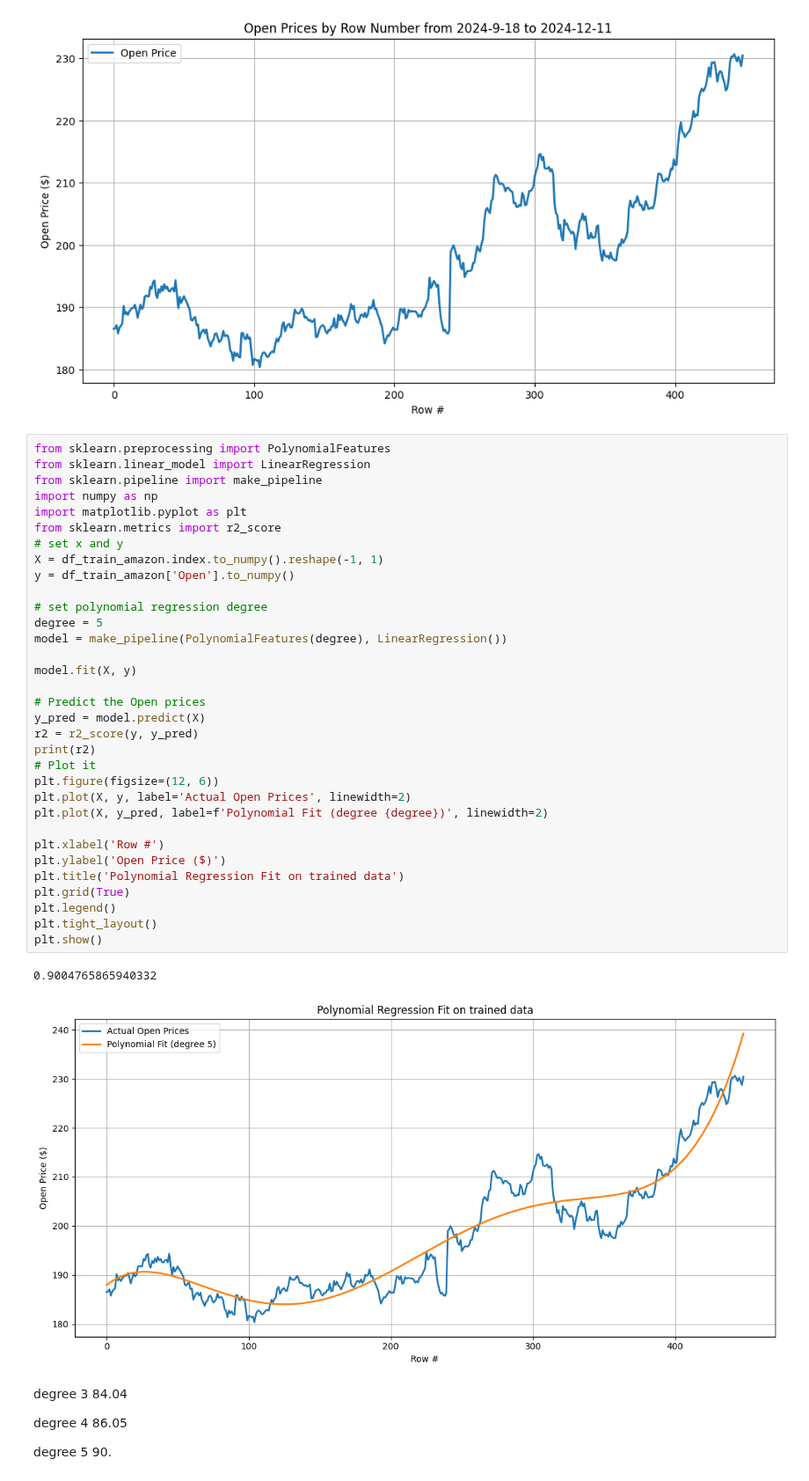
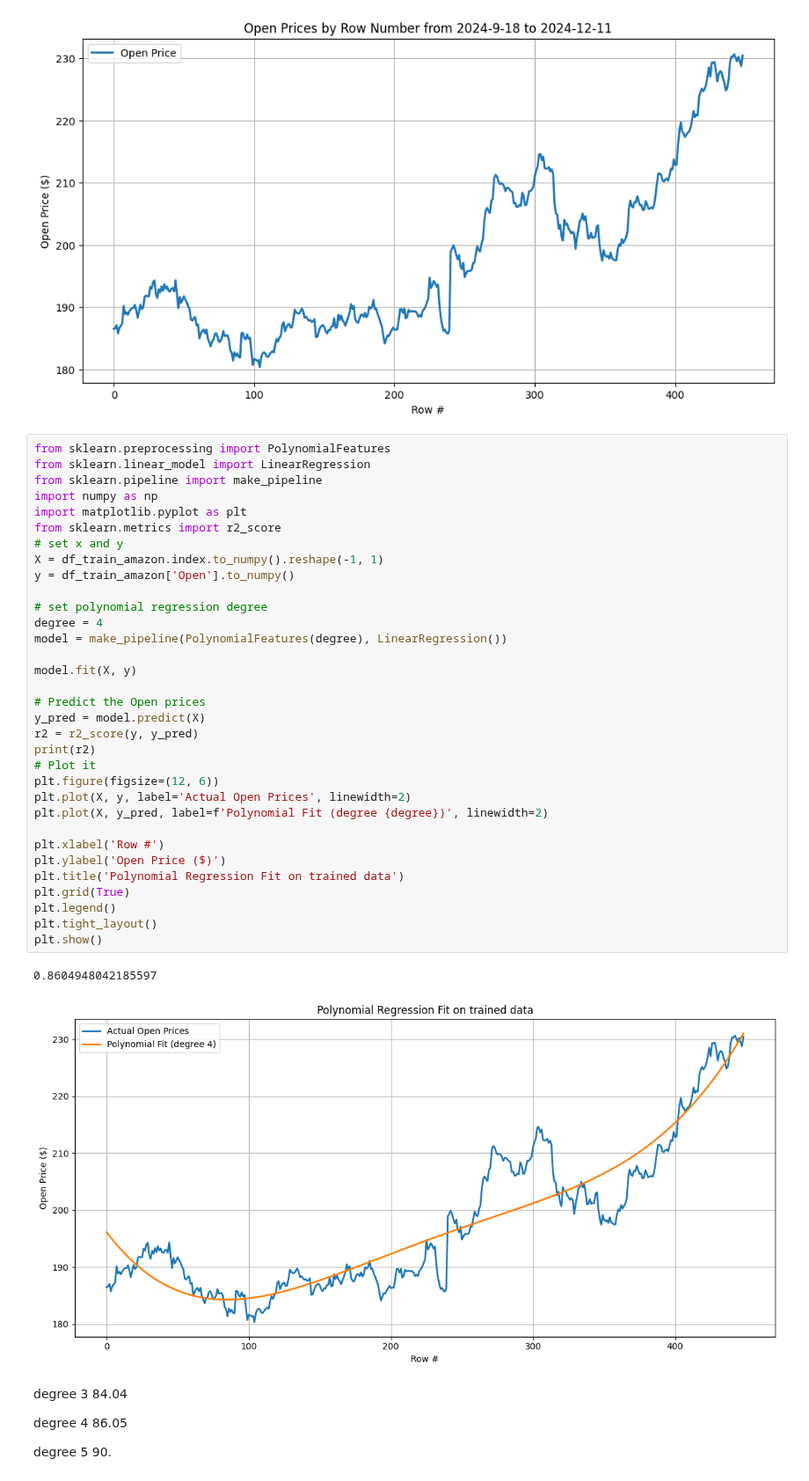
Before and after one commit to estherkdy/stock-price-prediction, a Jupyter notebook: stock_price_prediction.ipynb, the cells around one changed output. Shown at 88% size. Saved outputs shown, nothing was run; the diff lists cells and outputs as text.

```diff
--- a/stock_price_prediction.ipynb
+++ b/stock_price_prediction.ipynb
@@ -113,36 +113,36 @@ from sklearn.linear_model import LinearRegression
 from sklearn.pipeline import make_pipeline
 import numpy as np
 import matplotlib.pyplot as plt
 from sklearn.metrics import r2_score
 # set x and y
 X = df_train_amazon.index.to_numpy().reshape(-1, 1)
 y = df_train_amazon['Open'].to_numpy()
 
 # set polynomial regression degree
-degree = 5
+degree = 4
 model = make_pipeline(PolynomialFeatures(degree), LinearRegression())
 
 model.fit(X, y)
 
 # Predict the Open prices
 y_pred = model.predict(X)
 r2 = r2_score(y, y_pred)
 print(r2)
 # Plot it
 plt.figure(figsize=(12, 6))
 plt.plot(X, y, label='Actual Open Prices', linewidth=2)
 plt.plot(X, y_pred, label=f'Polynomial Fit (degree {degree})', linewidth=2)
 
 plt.xlabel('Row #')
 plt.ylabel('Open Price ($)')
 plt.title('Polynomial Regression Fit on trained data')
 plt.grid(True)
 plt.legend()
 plt.tight_layout()
 plt.show()
 # %% [output]
-0.9004765865940332
+0.8604948042185597
-[figure, old version]
+[figure, new version]
 # %% [markdown]
 degree 3 84.04
 
```
Also changed, not shown: parts of 3 cells of this notebook.
